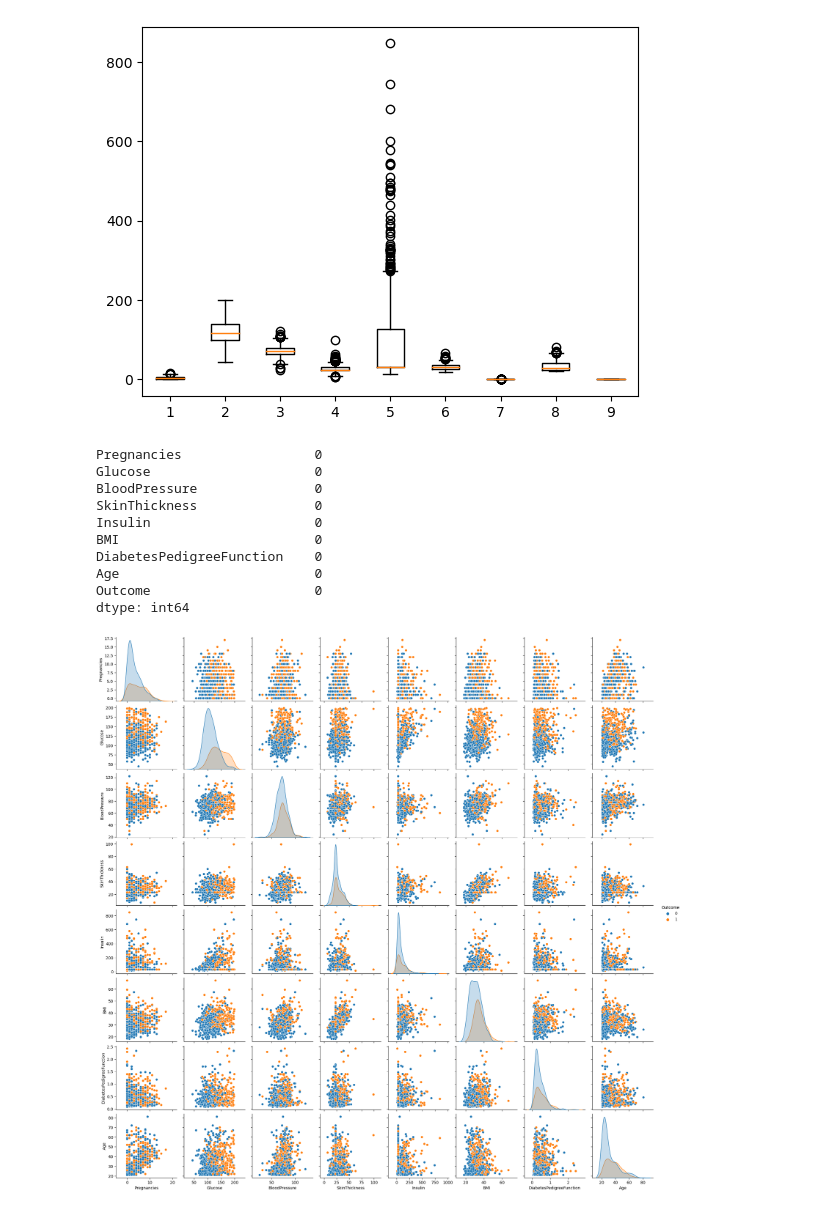
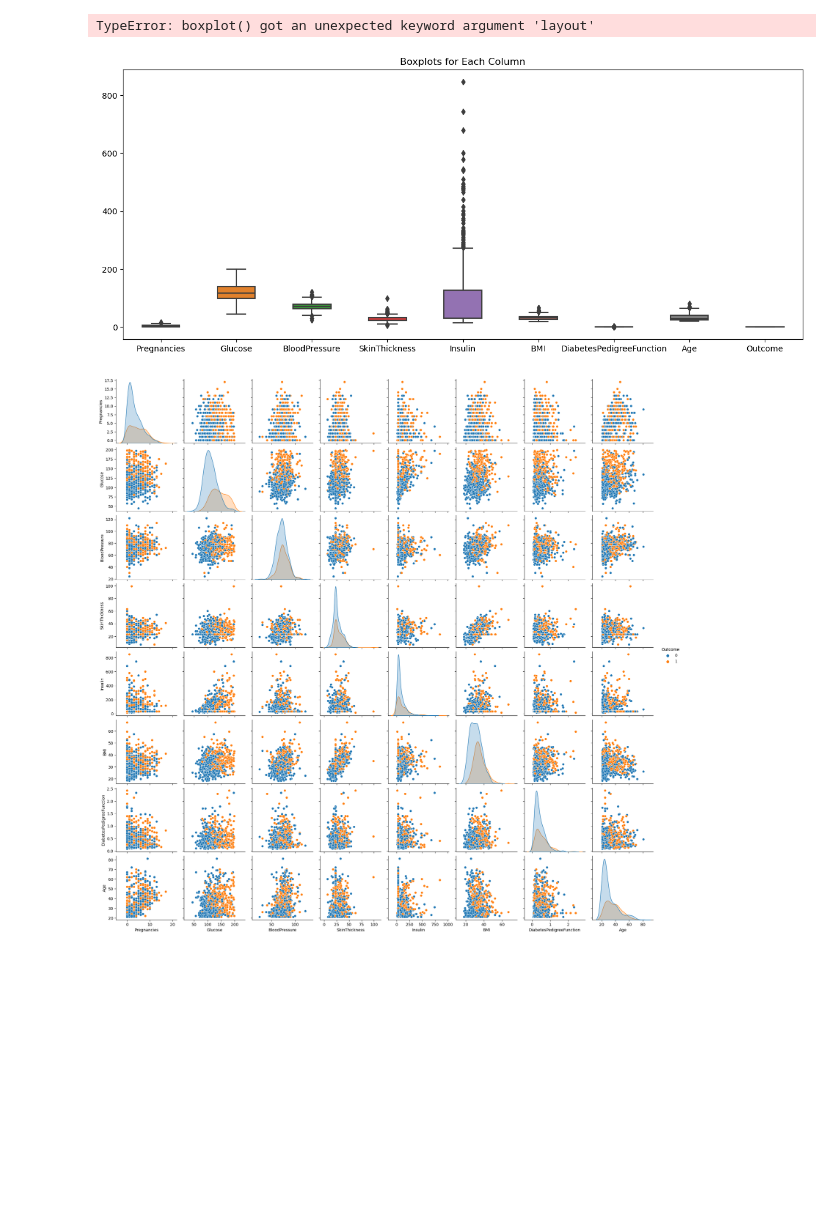
Before and after one commit to az0907/UZOP-Project, a Jupyter notebook: IDS_Project.ipynb, the cells around one changed output. Cells and saved outputs as stored; diff of their text form; code cells hidden in the pictures; blank space fills up the shorter version.

```diff
--- a/IDS_Project.ipynb
+++ b/IDS_Project.ipynb
@@ -225,21 +210,15 @@ df.describe()
 | 75% | 6.000000 | 140.250000 | 80.000000 | 32.000000 | 127.250000 | 36.600000 | 0.626250 | 41.000000 | ... |
 | max | 17.000000 | 199.000000 | 122.000000 | 99.000000 | 846.000000 | 67.100000 | 2.420000 | 81.000000 | ... |
 # %%
-plt.boxplot(df)
+plt.boxplot(df.values, labels=df.columns)
 plt.show()
 # %% [output]
-[figure, removed]
+TypeError: boxplot() got an unexpected keyword argument 'layout'
-# %%
-df.isna().sum()
-# %% [output]
-Pregnancies                 0
-Glucose                     0
-BloodPressure               0
-SkinThickness               0
-Insulin                     0
-BMI                         0
-DiabetesPedigreeFunction    0
-Age                         0
-Outcome                     0
-dtype: int64
+# %%
+plt.figure(figsize=(15, 6))
+sns.boxplot(data=df, width=0.5)
+plt.title('Boxplots for Each Column')
+plt.show()
+# %% [output]
+[figure, added]
 # %%
```
Also changed, not shown: parts of 6 cells of this notebook.
